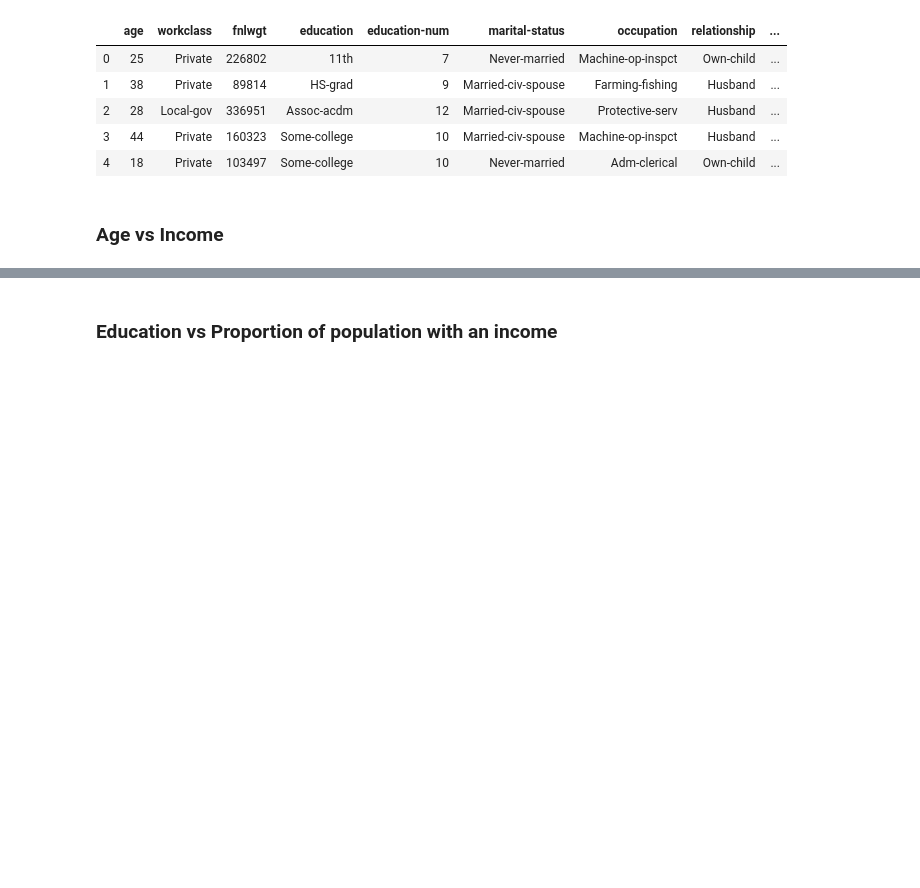
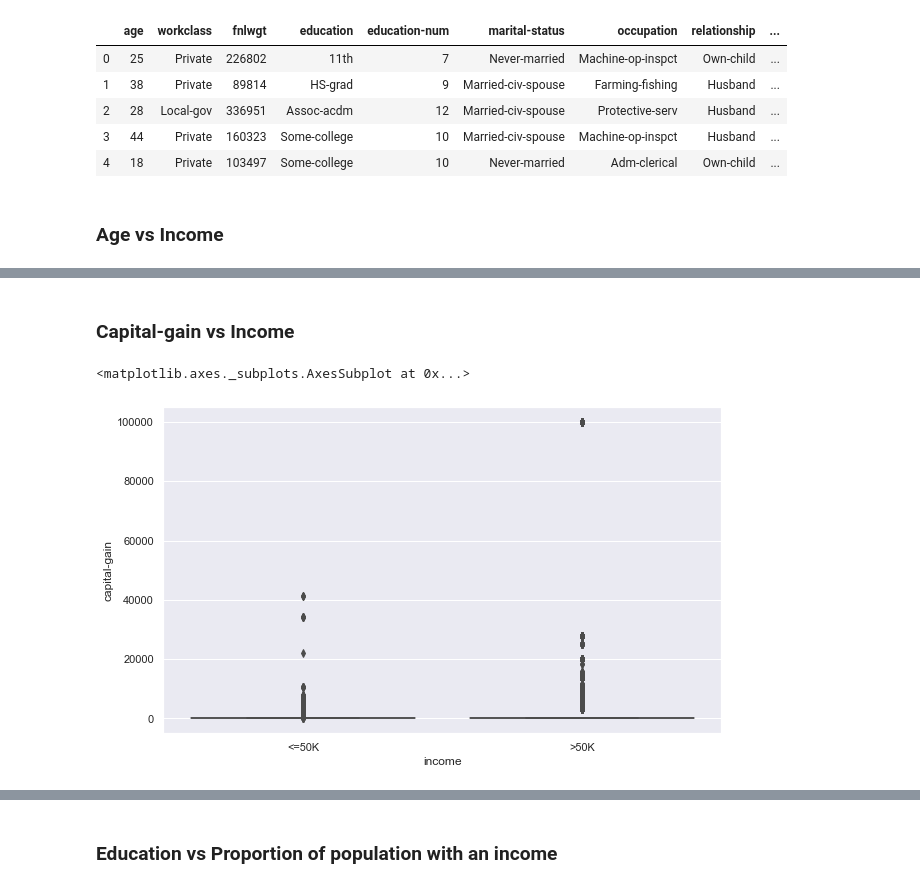
Before and after one commit to saisuma29/census_income, a Jupyter notebook: census.ipynb, the cells around one changed output, grey strips where cells are left out. Saved outputs shown, nothing was run; the diff lists cells and outputs as text; code cells hidden in the pictures; blank space fills up the shorter version.

```diff
--- a/census.ipynb
+++ b/census.ipynb
@@ -362,0 +377,7 @@ census_data.head()
+# %% [markdown]
+### Capital-gain vs Income
+# %%
+sns.boxplot(y='capital-gain',x='income',data=census_data)
+# %% [output]
+<matplotlib.axes._subplots.AxesSubplot at 0x...>
+[figure, added]
```
Also changed, not shown: parts of 7 cells of this notebook.
